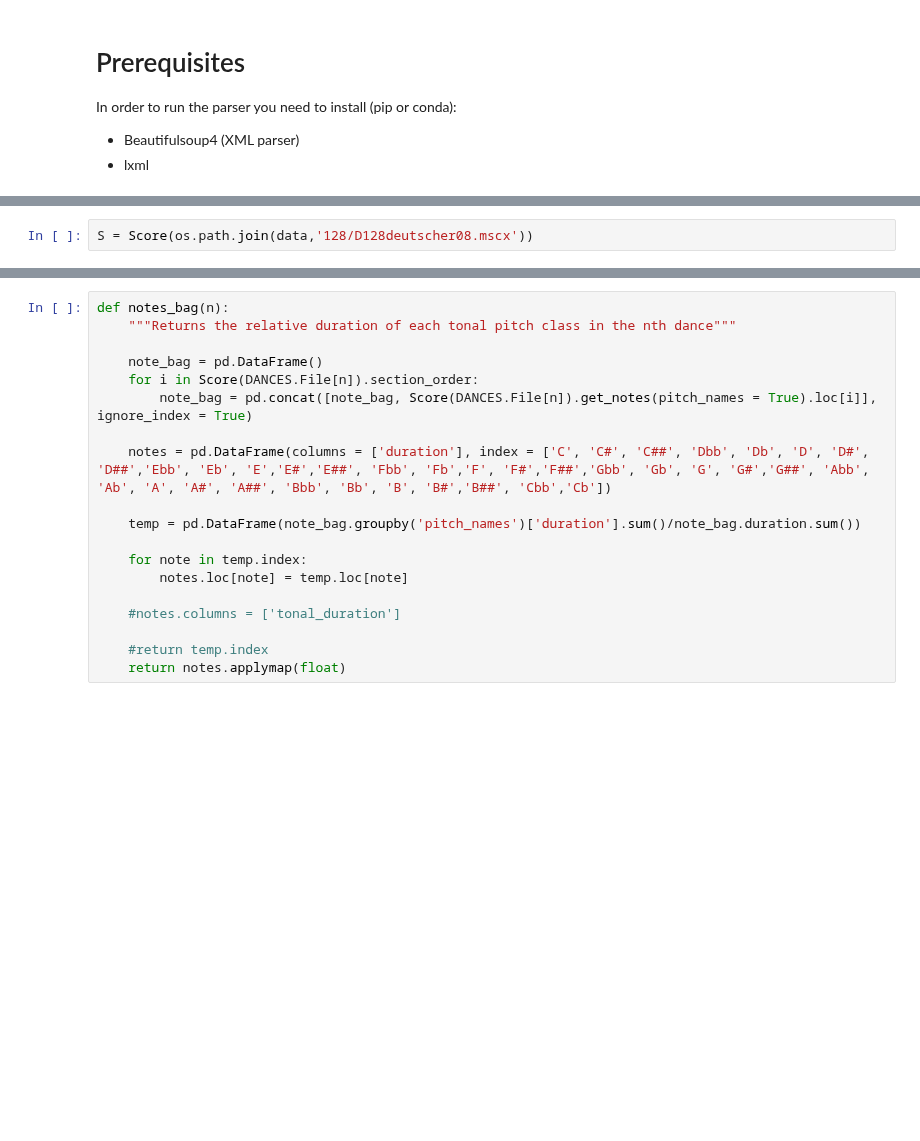
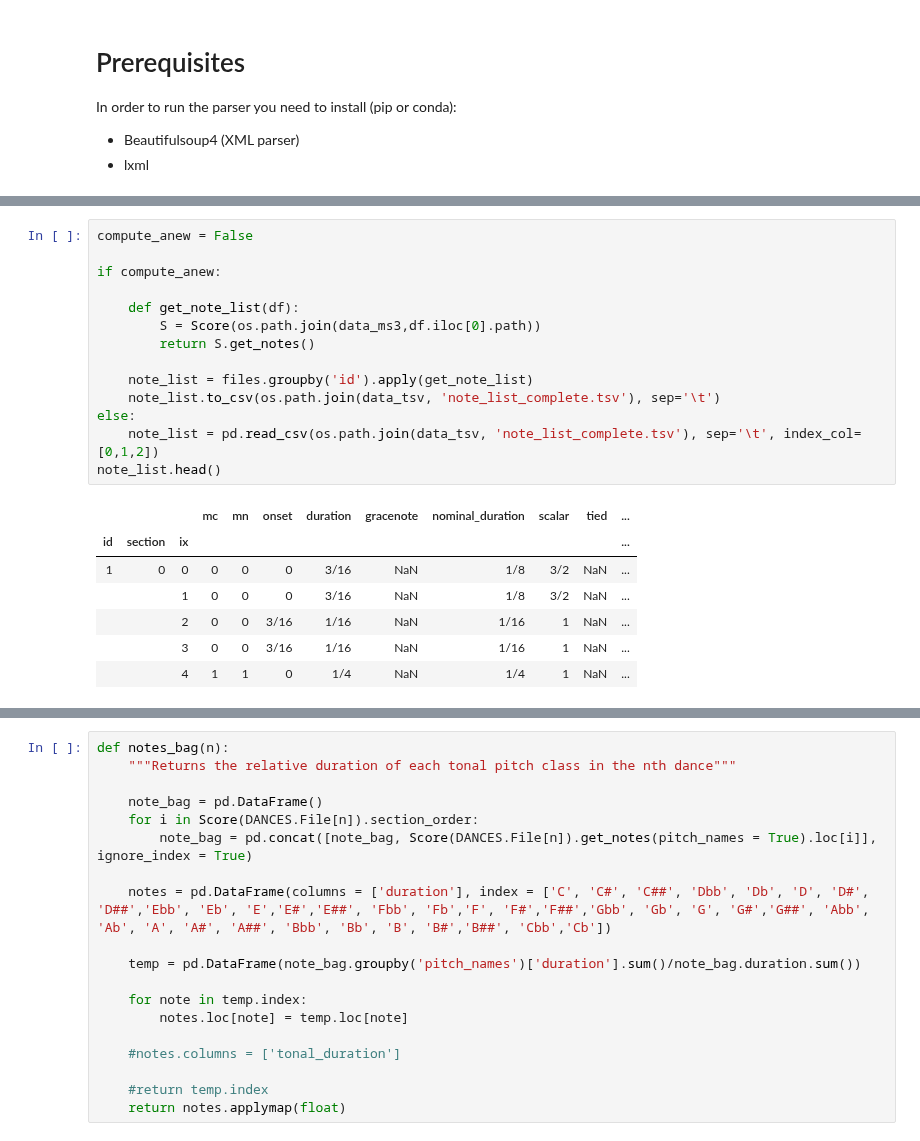
Before and after one commit to annotatorB/schubert_dances, a Jupyter notebook: schubert_project.ipynb, the cells around one changed output, grey strips where cells are left out. Drawn from its saved outputs; the diff is of its cells as text; blank space fills up the shorter version.

```diff
--- a/schubert_project.ipynb
+++ b/schubert_project.ipynb
@@ -68,2 +46,0 @@ Name: path, Length: 109, dtype: object
-# %%
-S = Score(os.path.join(data,'128/D128deutscher08.mscx'))
@@ -104,0 +50,22 @@ AttributeError: 'NoneType' object has no attribute 'info'
+# %%
+compute_anew = False
+
+if compute_anew:
+
+    def get_note_list(df):
+        S = Score(os.path.join(data_ms3,df.iloc[0].path))
+        return S.get_notes()
+
+    note_list = files.groupby('id').apply(get_note_list)
+    note_list.to_csv(os.path.join(data_tsv, 'note_list_complete.tsv'), sep='\t')
+else:
+    note_list = pd.read_csv(os.path.join(data_tsv, 'note_list_complete.tsv'), sep='\t', index_col=[0,1,2])
+note_list.head()
+# %% [output]
+|  |  |  | mc | mn | onset | duration | gracenote | nominal_duration | scalar | tied | ... |
+| id | section | ix |  |  |  |  |  |  |  |  | ... |
+| 1 | 0 | 0 | 0 | 0 | 0 | 3/16 | NaN | 1/8 | 3/2 | NaN | ... |
+|  |  | 1 | 0 | 0 | 0 | 3/16 | NaN | 1/8 | 3/2 | NaN | ... |
+|  |  | 2 | 0 | 0 | 3/16 | 1/16 | NaN | 1/16 | 1 | NaN | ... |
+|  |  | 3 | 0 | 0 | 3/16 | 1/16 | NaN | 1/16 | 1 | NaN | ... |
+|  |  | 4 | 1 | 1 | 0 | 1/4 | NaN | 1/4 | 1 | NaN | ... |
```
Also changed, not shown: parts of 21 cells of this notebook, 25 other files.
